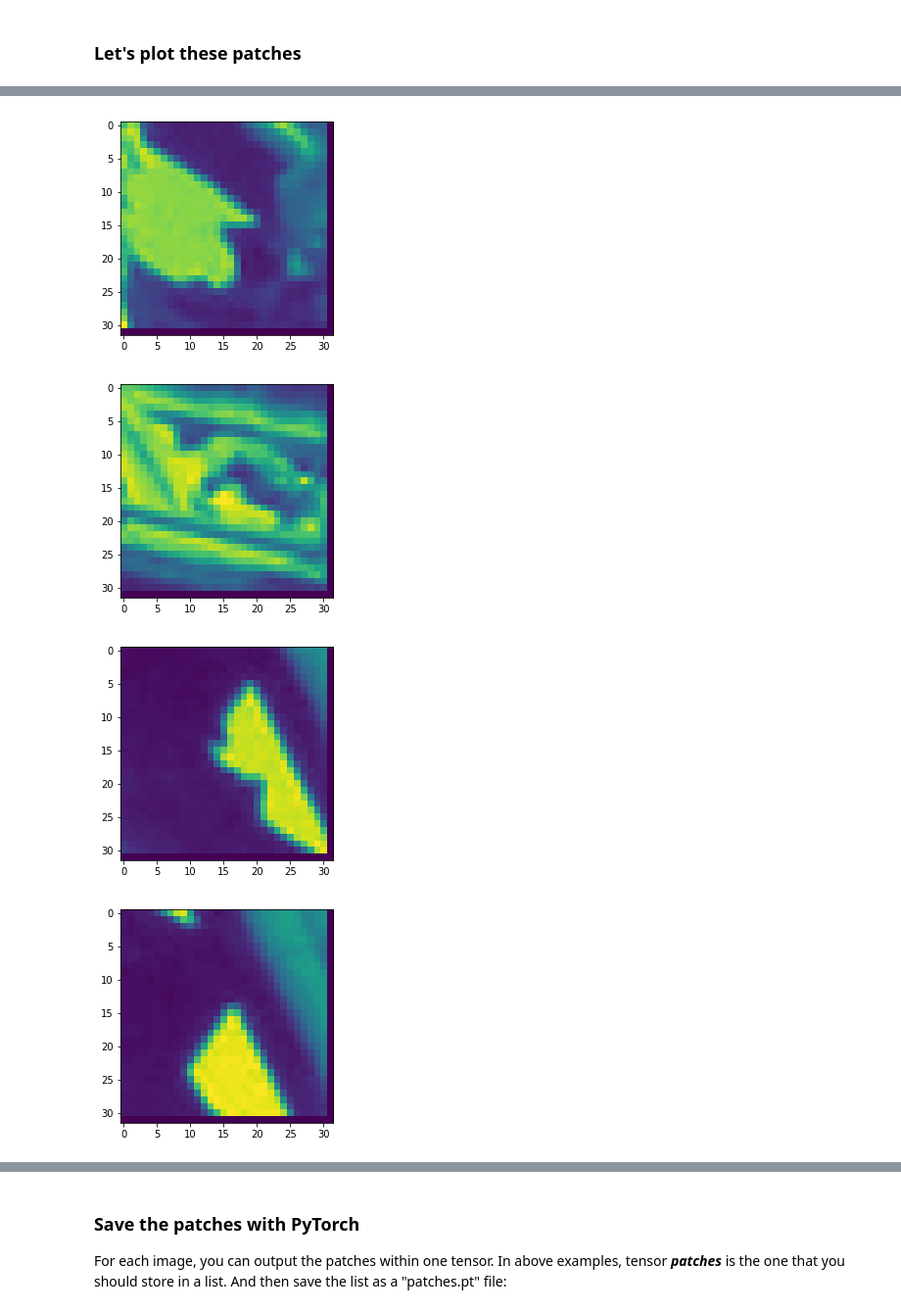
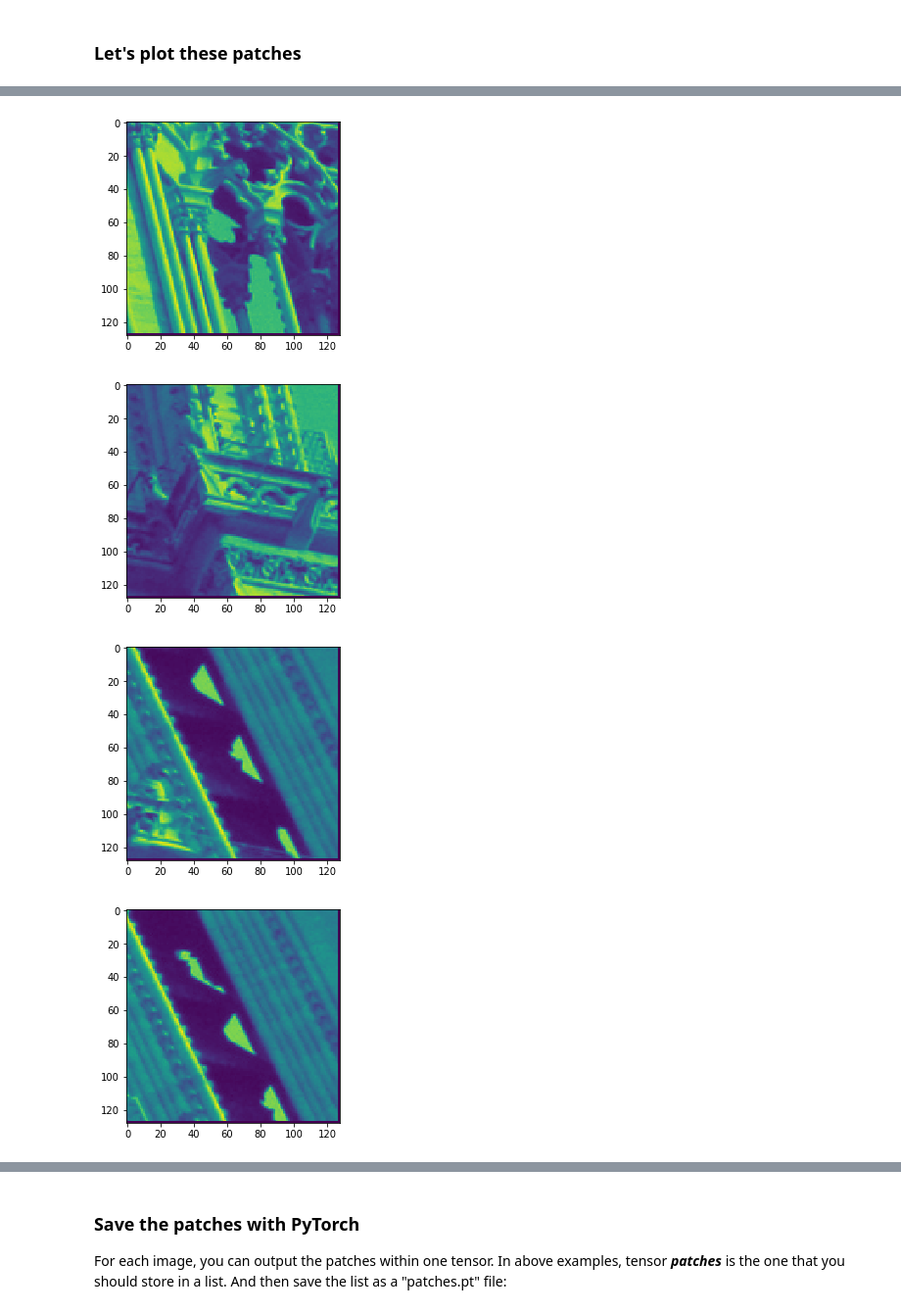
Before and after one commit to helq2612/CS537_2019Winter, a Jupyter notebook: keypoint_detector/keypoint_detection.ipynb, the cells around one changed output, grey strips where cells are left out. Shown at 98% size. Cells and saved outputs as stored; diff of their text form; code cells hidden in the pictures.

```diff
--- a/keypoint_detector/keypoint_detection.ipynb
+++ b/keypoint_detector/keypoint_detection.ipynb
@@ -65,14 +66,18 @@ def getPatches(kps, img, size=32, num=500):
 
         xmin_res, xmax_res = dd - min(dd,cx), dd + min(dd, w - cx)-1
         ymin_res, ymax_res = dd - min(dd,cy), dd + min(dd, h - cy)-1
-        res[i, 0, xmin_res: xmax_res, ymin_res: ymax_res] = img[ymin: ymax, xmin: xmax]
+#         print("11:=>", xmin_res, xmax_res, ymin_res, ymax_res)
+#         print("22:=>", ymin,ymax, xmin, xmax)
+
+        res[i, 0, ymin_res: ymax_res, xmin_res: xmax_res] = img[ymin: ymax, xmin: xmax]
     return res
 # %% [markdown]
 ### Let's plot these patches
 # %%
 img = cv2.imread('img/NotreDame5.jpg')
 gray= cv2.cvtColor(img,cv2.COLOR_BGR2GRAY)
-patches = getPatches(keypoints, gray,size=32, num=len(keypoints))
+patches = getPatches(keypoints, gray,size=128, num=len(keypoints))
+i = 0
 for patch in patches:
     im = patch[0].numpy()
     plt.imshow(im)
@@ -82,4 +87,4 @@ for patch in patches:
-[figure, old version]
+[figure, new version]
-[figure, old version]
+[figure, new version]
-[figure, old version]
+[figure, new version]
-[figure, old version]
+[figure, new version]
```
Also changed, not shown: parts of 2 cells of this notebook, 1 other file.
